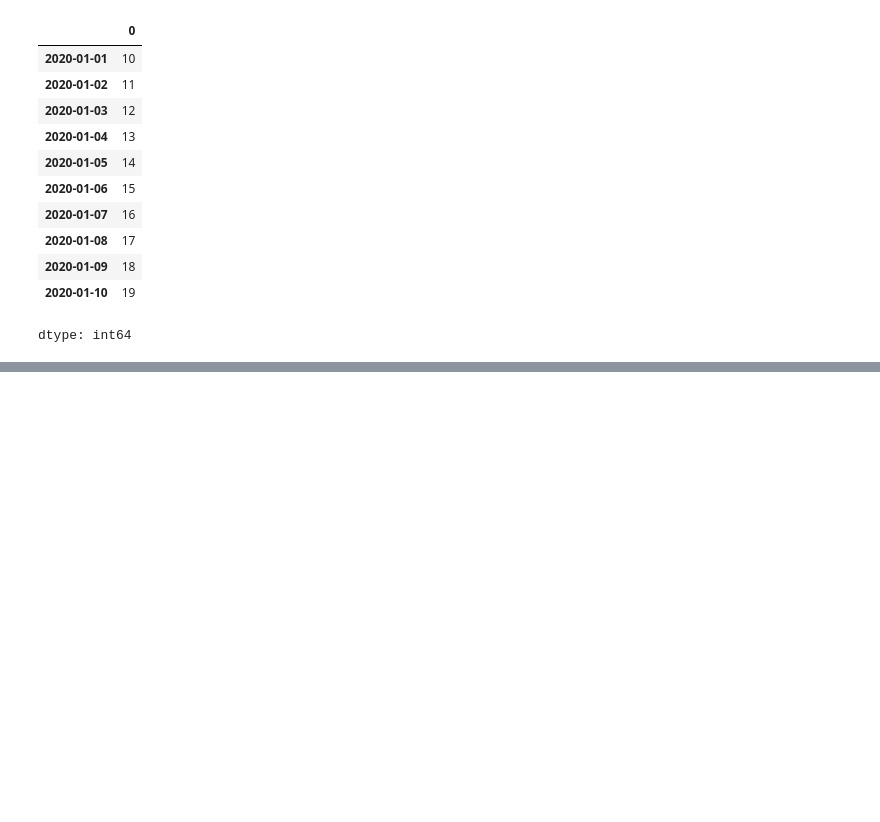
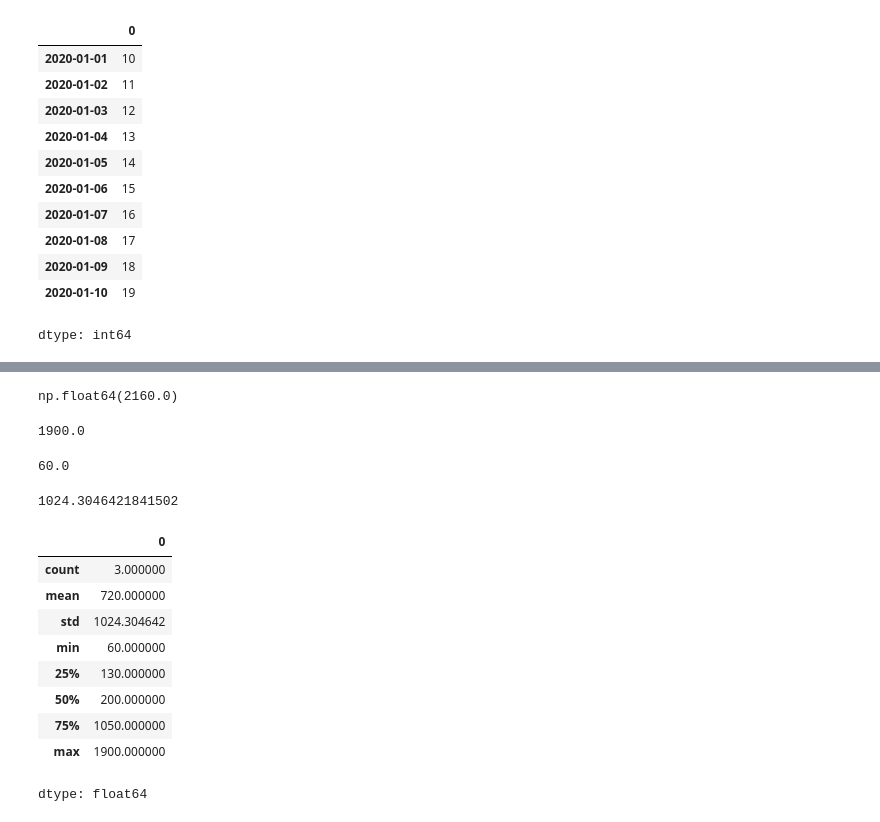
Before and after one commit to JotJaw/data-science-bootcamp, a Jupyter notebook: 02_analiza_danych/01_pandas_intro.ipynb, the cells around one changed output, grey strips where cells are left out. Cells and saved outputs as stored; diff of their text form; code cells hidden in the pictures; blank space fills up the shorter version.

```diff
--- a/02_analiza_danych/01_pandas_intro.ipynb
+++ b/02_analiza_danych/01_pandas_intro.ipynb
@@ -77,0 +139,3 @@ dtype: int64
+# %%
+price = pd.Series(data={'Apple':200,'CD Projekt':60,'Amazon':1900,'KGHM':np.nan}) #index -> klucz ze słownika
+price
@@ -77,0 +182,29 @@ dtype: int64
+# %%
+price.sum()
+# %% [output]
+np.float64(2160.0)
+# %%
+price.max()
+# %% [output]
+1900.0
+# %%
+price.min()
+# %% [output]
+60.0
+# %%
+price.std()
+# %% [output]
+1024.3046421841502
+# %%
+price.describe() #kwantyle rozkładu (50% = median)
+# %% [output]
+|  | 0 |
+| count | 3.000000 |
+| mean | 720.000000 |
+| std | 1024.304642 |
+| min | 60.000000 |
+| 25% | 130.000000 |
+| 50% | 200.000000 |
+| 75% | 1050.000000 |
+| max | 1900.000000 |
+dtype: float64
```
Also changed, not shown: parts of 29 cells of this notebook.
